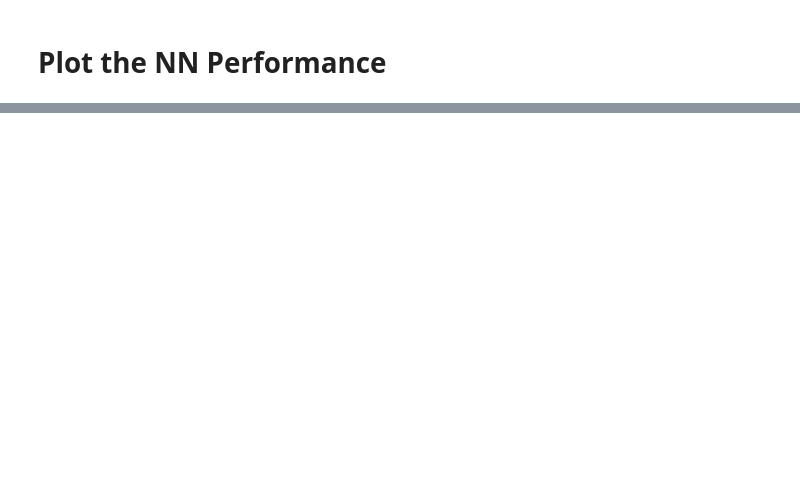
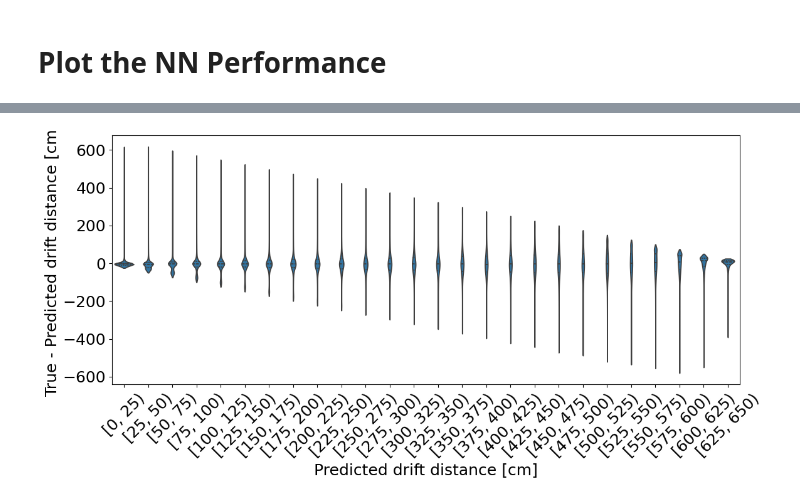
Before and after one commit to wangbtc/GAMPix4SNe, a Jupyter notebook: Analysis/plotNNPerformance.ipynb, the cells around one changed output, grey strips where cells are left out. Saved outputs shown, nothing was run; the diff lists cells and outputs as text; code cells hidden in the pictures; blank space fills up the shorter version.

```diff
--- a/Analysis/plotNNPerformance.ipynb
+++ b/Analysis/plotNNPerformance.ipynb
@@ -9,3 +9,6 @@ import matplotlib.pyplot as plt
 import matplotlib.colors as colors
 
 import seaborn as sns
+# %%
+df = pd.read_csv('/Users/yuntse/data/lartpc_rd/gampix/nn/radiologicals/gampixpy_fullgeoanatruth-vd-reduced_g4_00_2Mhz_segmentlabel_lowtrig_5mmpitch_good_r3sd_nn0.1.csv', header = 0)
+df
@@ -262,7 +139,7 @@ def plot_drift_performance(
 # %%
 work_df, summary = plot_drift_performance(
     df,
-    truth_col = "drift_avg",
-    pred_col = "pred_drift",
+    ref_col = "pred_drift",
+    compare_col = "drift_avg",
     bin_width = 25
 )
@@ -276,0 +146,29 @@ work_df, summary = plot_drift_performance(
+# %%
+figsize_violin = (12, 6)
+figsize_summary = (8, 5)
+# %%
+# --------------------
+# 1. Violin plot
+# --------------------
+plt.rcParams.update({"font.size": 18,
+                     "axes.labelsize": 18,
+                     "xtick.labelsize": 18,
+                     "ytick.labelsize": 18,})
+fig, ax = plt.subplots(figsize = figsize_violin)
+
+sns.violinplot(
+    data = work_df,
+    x = "drift_bin_label",
+    y = "diff",
+    inner = "quartile",
+    cut = 0,
+    ax = ax
+)
+ax.set_xlabel(f"Predicted drift distance [cm]")
+ax.set_ylabel(f"True - Predicted drift distance [cm]")
+# ax.set_title("Distribution of prediction residuals by truth bin")
+ax.tick_params(axis = "x", labelrotation = 45)
+plt.tight_layout()
+plt.show()
+# %% [output]
+[figure, added]
```
Also changed, not shown: parts of 22 cells of this notebook, 1 other file.
